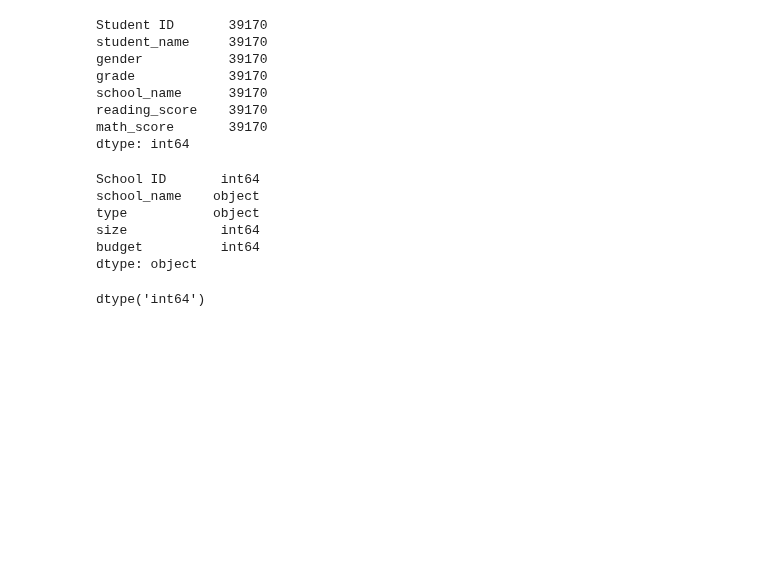
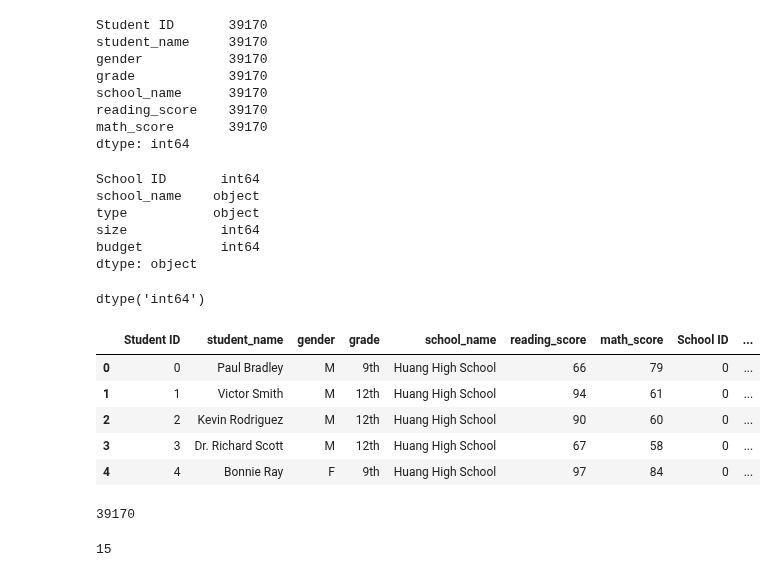
Before and after one commit to michaelfoz/School_District_Analysis, a Jupyter notebook: pyCitySchools.ipynb, the cells around one changed output. Saved outputs shown, nothing was run; the diff lists cells and outputs as text; code cells hidden in the pictures; blank space fills up the shorter version.

Commit message:
Add files via upload
Uploaded per module 4.7.10: Commit Your Code.

```diff
--- a/pyCitySchools.ipynb
+++ b/pyCitySchools.ipynb
@@ -254,0 +287,19 @@ dtype('int64')
+# %%
+# Combine the data into a single dataset.
+school_data_complete_df = pd.merge(student_data_df, school_data_df, on=["school_name", "school_name"])
+school_data_complete_df.head()
+
+# Let's break down how the DataFrames are being merged with this code.
+
+# We create a new DataFrame for the merged DataFrames, called school_data_complete_df.
+# The new DataFrame is created as a result of merging DataFrame #2 (school_data_df), which is the "right" DataFrame, into DataFrame #1 (student_data_df), which is the "left" DataFrame. We refer to the DataFrames as "left" and "right" to reflect the order they appear inside the parentheses.
+# We use the parameter "on," which is equal to a list of the columns that are identical from each DataFrame, in this case, "school_name." We can also use the column name like this: on="school_name".
+
+# There may be cases in which you want to merge on a column that has similar information in two separate DataFrames, but is named differently in each—for example, "school_name" in one DataFrame and "high_school" in the second. In these cases, you should rename the columns so that they match. This will help avoid duplicate columns or merging issues.
+# %% [output]
+|  | Student ID | student_name | gender | grade | school_name | reading_score | math_score | School ID | ... |
+| 0 | 0 | Paul Bradley | M | 9th | Huang High School | 66 | 79 | 0 | ... |
+| 1 | 1 | Victor Smith | M | 12th | Huang High School | 94 | 61 | 0 | ... |
+| 2 | 2 | Kevin Rodriguez | M | 12th | Huang High School | 90 | 60 | 0 | ... |
+| 3 | 3 | Dr. Richard Scott | M | 12th | Huang High School | 67 | 58 | 0 | ... |
+| 4 | 4 | Bonnie Ray | F | 9th | Huang High School | 97 | 84 | 0 | ... |
@@ -254,0 +310,11 @@ dtype('int64')
+# %%
+# Module 4.7.2: Get the Number of Students
+
+# If we add the count() method to the school_data_complete_df DataFrame, we will count all the items in each row for each column that is not null.
+
+# Get the total number of students.
+# student_count = school_data_complete_df.count()
+student_count = school_data_complete_df["Student ID"].count()
+student_count
+# %% [output]
+39170
@@ -254,0 +325,11 @@ dtype('int64')
+# %%
+# Module 4.7.3: Get the Number of Schools
+
+# There are two ways we can get the number of schools.
+# One is to use the school_data_df DataFrame and assign a variable to one of the columns in the DataFrame, like this:
+
+# Calculate the total number of schools.
+school_count = school_data_df["school_name"].count()
+school_count
+# %% [output]
+15
```
Also changed, not shown: parts of 45 cells of this notebook.
